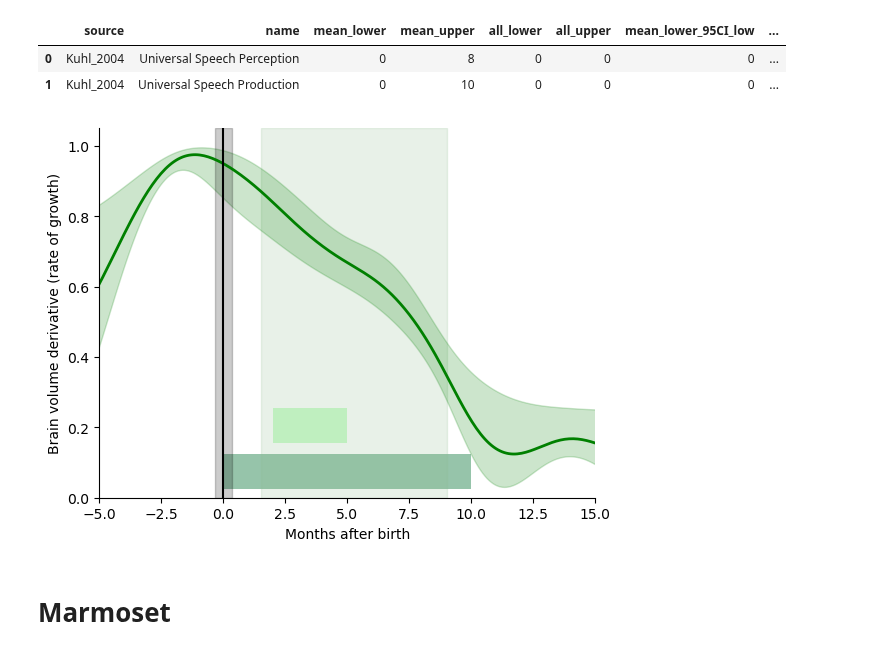
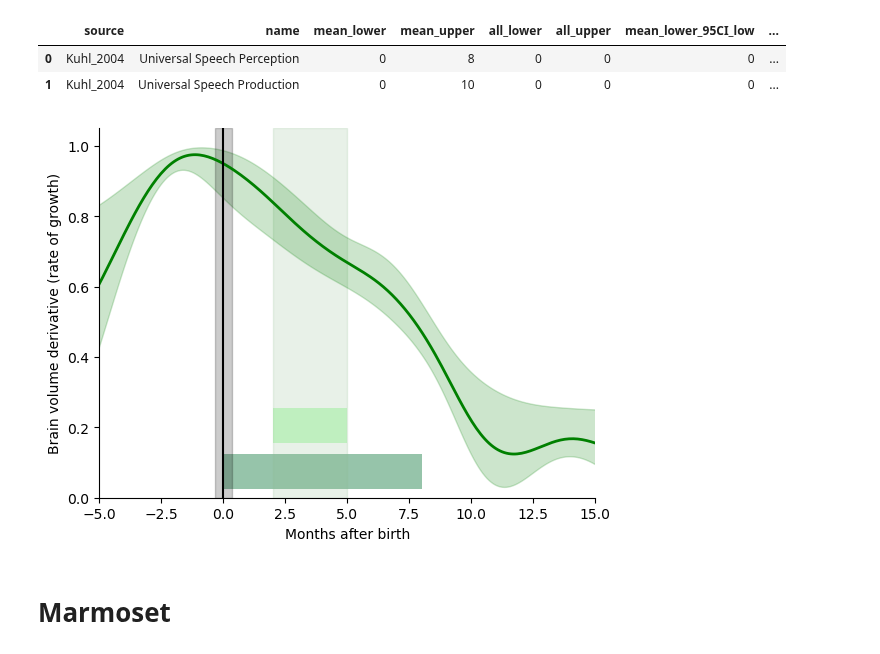
Before and after one commit to biagzi/altricial_brain_vocal_learning, a Jupyter notebook: code/Fig2D.ipynb, the cells around one changed output. Saved outputs shown, nothing was run; the diff lists cells and outputs as text; code cells hidden in the pictures.

Commit message:
updates in final figures

```diff
--- a/code/Fig2D.ipynb
+++ b/code/Fig2D.ipynb
@@ -97,39 +97,39 @@ fig, ax = plt.subplots()
 
 yloc = 0.1
 color = "seagreen"
-windows_df = windows[windows.name == "Universal Speech Production"]
+windows_df = windows[windows.name == "Universal Speech Perception"]
 ax.add_patch(Rectangle((windows_df["mean_lower"].item(), yloc - 0.075), (windows_df["mean_upper"].item() - windows_df["mean_lower"].item()),#xy, width, height,
                         0.1,alpha=0.5, facecolor=color)) # xy: Lower left point to start the rectangle plotting
 
 #Milestones - learn self efficacy
 #Infants thus learn the social efficacy of their vocalizations between 2 and 5 months of age, Elminger 2023
 yloc = 0.23
 color = "palegreen"
 start_learng_self_efficacy = 2
 end_learng_self_efficacy = 5
-windows_df = windows[windows.name == "Universal Speech Production"]
+windows_df = windows[windows.name == "Universal Speech Perception"]
 ax.add_patch(Rectangle((start_learng_self_efficacy, yloc - 0.075), (end_learng_self_efficacy - start_learng_self_efficacy),#xy, width, height,
                         0.1,alpha=0.5, facecolor=color)) # xy: Lower left point to start the rectangle plotting
 
 #Intersection window
-windows_df = windows[windows.name == "Universal Speech Production"]
-ax.axvspan(1.5, 9, alpha=0.2, color='darkseagreen')
+windows_df = windows[windows.name == "Universal Speech Perception"]
+ax.axvspan(start_learng_self_efficacy, end_learng_self_efficacy, alpha=0.2, color='darkseagreen')
 
 #Derivative plot and birth
 ax.plot(x,y, '-', color = COLOR,linewidth = 2)
 ax.fill_between(x, y_dydx_low_95Percentil, y_dydx_max_95Percentil, color=COLOR, alpha=0.2)
 
 ax.axvline(x = 0, color = "black",linestyle = '-',label="birth")
 ax.axvspan(0 - gestation_weeks_sd*SCALE, 0 + gestation_weeks_sd*SCALE, alpha=0.2, color='black')
 
 plt.xlim(-5,15)
 plt.ylim(0,1.05)
 sns.despine()
 plt.ylabel('Brain volume derivative (rate of growth)')
 plt.xlabel('Months after birth')
 fig.savefig("{0}/figs/2D_human.pdf".format(PYTHON_PATH),dpi = 800)
 # %% [output]
-[figure, old version]
+[figure, new version]
 # %% [markdown]
 # Marmoset
 # %%
```
Also changed, not shown: 3 other files.
